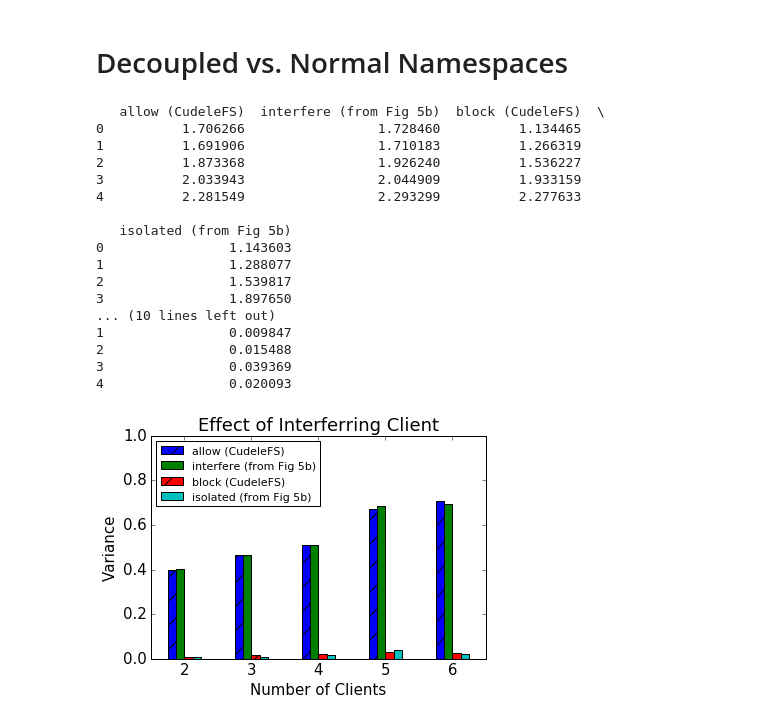
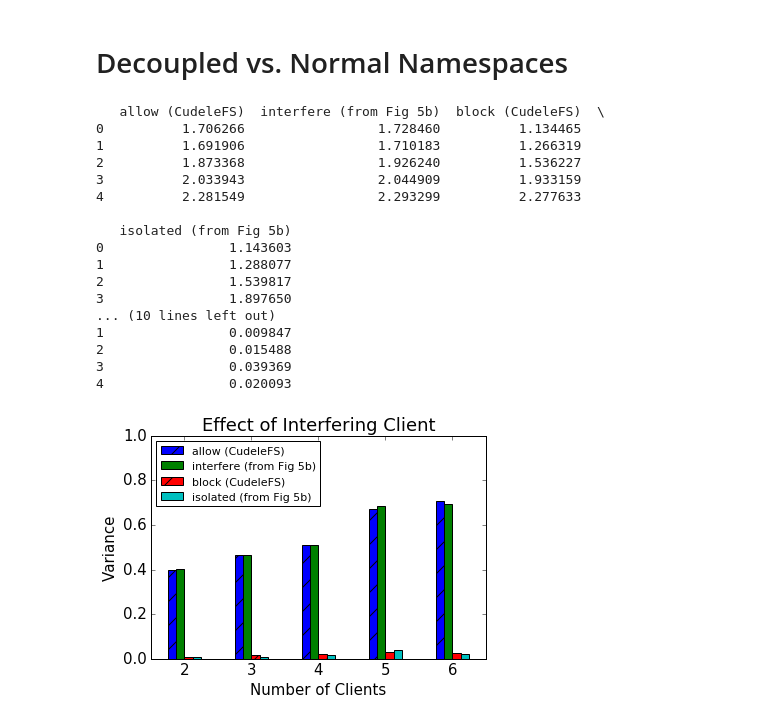
Before and after one commit to michaelsevilla/anonymous-popper, a Jupyter notebook: viz-blockallow.ipynb, the cells around one changed output. Drawn from its saved outputs; the diff is of its cells as text; code cells hidden in the pictures.

```diff
--- a/viz-blockallow.ipynb
+++ b/viz-blockallow.ipynb
@@ -70,38 +70,38 @@ print mean
 print stds
 stds.plot.bar(ax=ax)
 ax.set_xticklabels(range(2, 9), rotation=0)
-ax.set_title("Effect of Interferring Client")
+ax.set_title("Effect of Interfering Client")
 ax.set_xlabel("Number of Clients")
 ax.set_ylabel("Variance")
 #vals = ax.get_yticks()
 #ax.set_yticklabels(['{:3.1f}x'.format(x*1) for x in vals] + ["4.0x"])
 ax.set_ylim(0, 1)
 
 bars = ax.patches
 hatches = ''.join(h*len(mean) for h in '/ / ')
 for bar, hatch in zip(bars, hatches):
     bar.set_hatch(hatch)
 ax.legend(fontsize=11, loc='upper left', ncol=1)
 font = {'size'   : 15}
 matplotlib.rc('font', **font)
 
 fig.savefig('paper/graphs/slowdown-allow-block.png', dpi=400)
 # %% [output]
    allow (CudeleFS)  interfere (from Fig 5b)  block (CudeleFS)  \
 0          1.706266                 1.728460          1.134465
 1          1.691906                 1.710183          1.266319
 2          1.873368                 1.926240          1.536227
 3          2.033943                 2.044909          1.933159
 4          2.281549                 2.293299          2.277633
 
    isolated (from Fig 5b)
 0                1.143603
 1                1.288077
 2                1.539817
 3                1.897650
 ... (10 lines left out)
 1                0.009847
 2                0.015488
 3                0.039369
 4                0.020093
-[figure, old version]
+[figure, new version]
```
Also changed, not shown: 8 other files.
